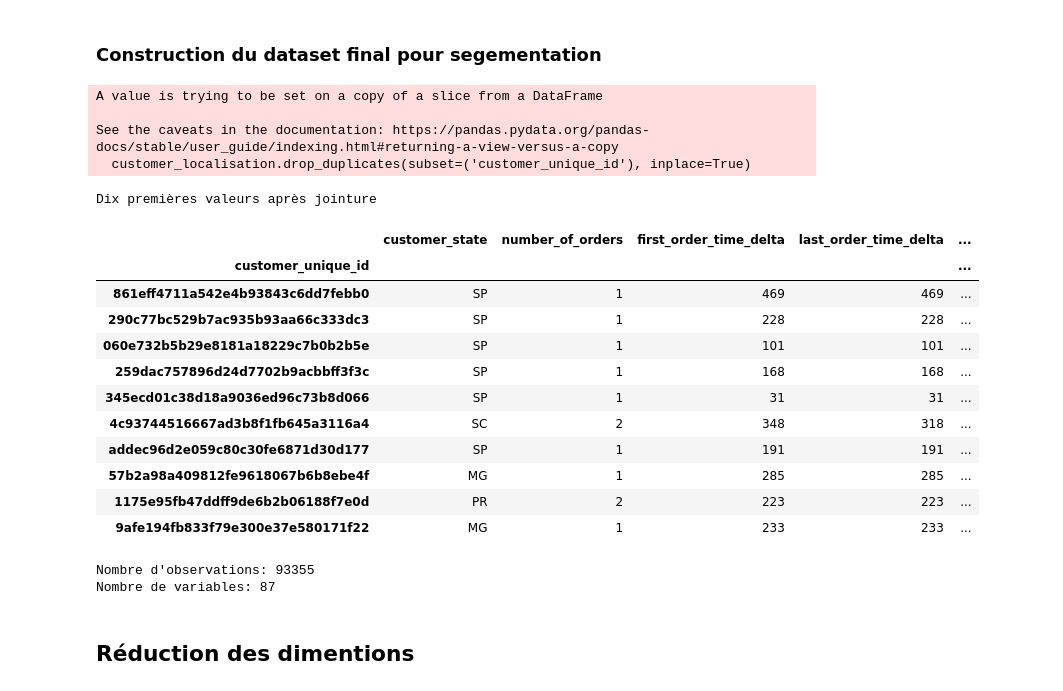
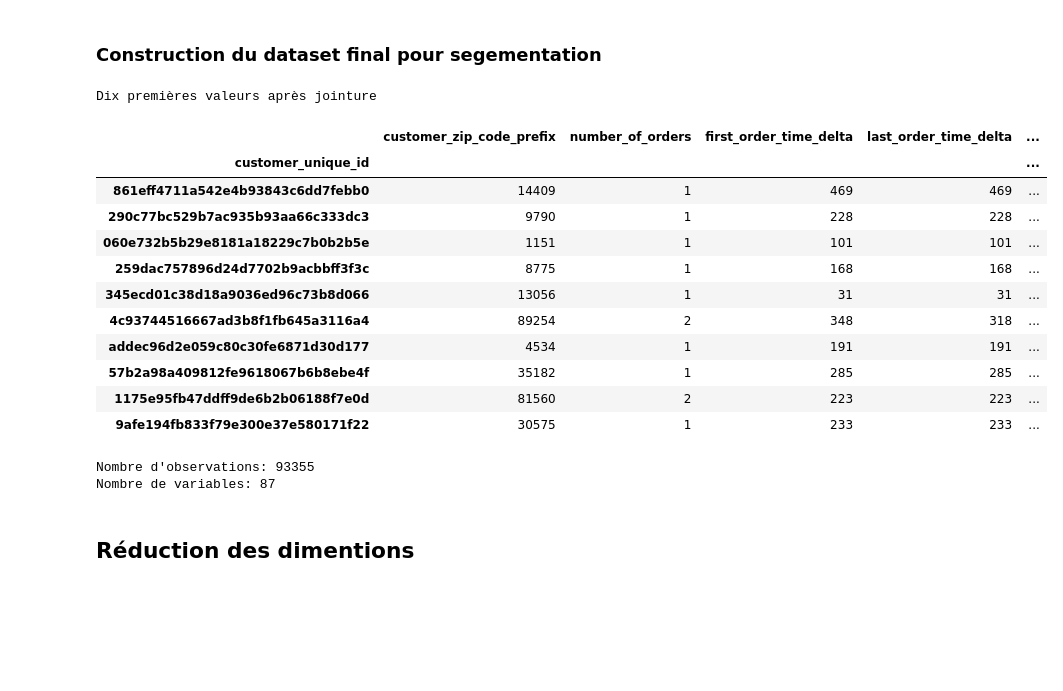
Before and after one commit to cedricsoares/openclassrooms-segmentez-des-clients-d-un-site-e-commerce, a Jupyter notebook: POLIST_01_notebookanalyse.ipynb, the cells around one changed output. Cells and saved outputs as stored; diff of their text form; code cells hidden in the pictures; blank space fills up the shorter version.

```diff
--- a/POLIST_01_notebookanalyse.ipynb
+++ b/POLIST_01_notebookanalyse.ipynb
@@ -1029,44 +1021,40 @@ plt.show()
 # %% [markdown]
 ### Construction du dataset final pour segementation
 # %%
-customer_localisation = data[['customer_unique_id','customer_state']]
+customer_localisation = data[['customer_unique_id','customer_zip_code_prefix']]
 customer_localisation.drop_duplicates(subset=('customer_unique_id'), inplace=True)
 final_data = customer_localisation.merge(number_of_orders, how='left', on='customer_unique_id')
 final_data = final_data.merge(first_last_orders, how='left', on='customer_unique_id')
 final_data = final_data.merge(number_products_by_customers, how='left', on='customer_unique_id')
 final_data = final_data.merge(global_average_price, how='left', on='customer_unique_id')
 final_data = final_data.merge(average_cart, how='left', on='customer_unique_id')
 final_data = final_data.merge(reviews_scores_by_customer, how='left', on='customer_unique_id')
 final_data = final_data.merge(prop_reviews_by_customers[['customer_unique_id','prop_reviews']], how='left', on='customer_unique_id')
 final_data = final_data.merge(prop_same_state_products[['customer_unique_id', 'prop_same_state']], how='left', on='customer_unique_id')
 final_data = final_data.merge(installments_by_customer, how='left', on='customer_unique_id')
 final_data = final_data.merge(payment_types_by_customer, how='left', on='customer_unique_id')
 final_data = final_data.merge(prop_product_categories, how='left', on='customer_unique_id')
 final_data.set_index('customer_unique_id', inplace=True)
 print("Dix premières valeurs après jointure")
 display(final_data.head(10))
 print(f"Nombre d'observations: {final_data.shape[0]}")
 print(f"Nombre de variables: {final_data.shape[1]}")
 # %% [output]
-A value is trying to be set on a copy of a slice from a DataFrame
-
-See the caveats in the documentation: https://pandas.pydata.org/pandas-docs/stable/user_guide/indexing.html#returning-a-view-versus-a-copy
-  customer_localisation.drop_duplicates(subset=('customer_unique_id'), inplace=True)
+Dix premières valeurs après jointure
+|  | customer_zip_code_prefix | number_of_orders | first_order_time_delta | last_order_time_delta | ... |
+| customer_unique_id |  |  |  |  | ... |
+| 861eff4711a542e4b93843c6dd7febb0 | 14409 | 1 | 469 | 469 | ... |
+| 290c77bc529b7ac935b93aa66c333dc3 | 9790 | 1 | 228 | 228 | ... |
+| 060e732b5b29e8181a18229c7b0b2b5e | 1151 | 1 | 101 | 101 | ... |
+| 259dac757896d24d7702b9acbbff3f3c | 8775 | 1 | 168 | 168 | ... |
+| 345ecd01c38d18a9036ed96c73b8d066 | 13056 | 1 | 31 | 31 | ... |
+| 4c93744516667ad3b8f1fb645a3116a4 | 89254 | 2 | 348 | 318 | ... |
+| addec96d2e059c80c30fe6871d30d177 | 4534 | 1 | 191 | 191 | ... |
+| 57b2a98a409812fe9618067b6b8ebe4f | 35182 | 1 | 285 | 285 | ... |
+| 1175e95fb47ddff9de6b2b06188f7e0d | 81560 | 2 | 223 | 223 | ... |
+| 9afe194fb833f79e300e37e580171f22 | 30575 | 1 | 233 | 233 | ... |
-Dix premières valeurs après jointure
+Nombre d'observations: 93355
+Nombre de variables: 87
-|  | customer_state | number_of_orders | first_order_time_delta | last_order_time_delta | ... |
-| customer_unique_id |  |  |  |  | ... |
-| 861eff4711a542e4b93843c6dd7febb0 | SP | 1 | 469 | 469 | ... |
-| 290c77bc529b7ac935b93aa66c333dc3 | SP | 1 | 228 | 228 | ... |
-| 060e732b5b29e8181a18229c7b0b2b5e | SP | 1 | 101 | 101 | ... |
-| 259dac757896d24d7702b9acbbff3f3c | SP | 1 | 168 | 168 | ... |
-| 345ecd01c38d18a9036ed96c73b8d066 | SP | 1 | 31 | 31 | ... |
-| 4c93744516667ad3b8f1fb645a3116a4 | SC | 2 | 348 | 318 | ... |
-| addec96d2e059c80c30fe6871d30d177 | SP | 1 | 191 | 191 | ... |
-| 57b2a98a409812fe9618067b6b8ebe4f | MG | 1 | 285 | 285 | ... |
-| 1175e95fb47ddff9de6b2b06188f7e0d | PR | 2 | 223 | 223 | ... |
-| 9afe194fb833f79e300e37e580171f22 | MG | 1 | 233 | 233 | ... |
-Nombre d'observations: 93355
-Nombre de variables: 87
 # %%
 final_data.to_csv('./data/data.csv')
 # %% [markdown]
```
Also changed, not shown: parts of 12 cells of this notebook, 2 other files.
